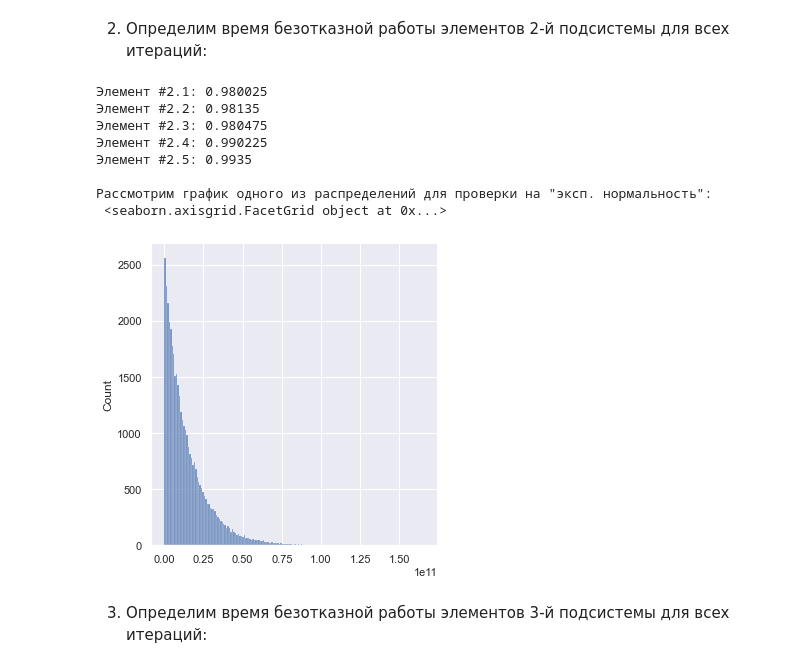
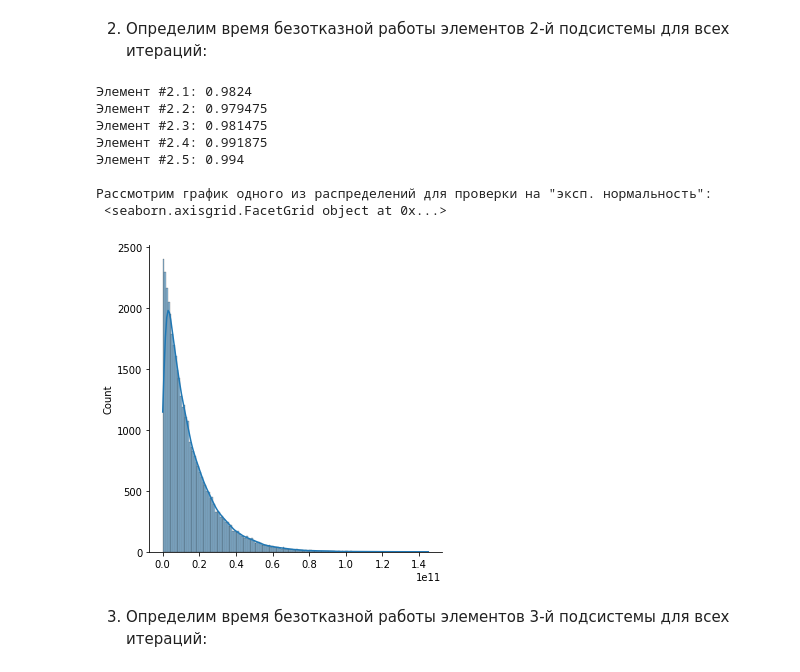
Before and after one commit to Astarrad/Nadezhnost, a Jupyter notebook: Nadejnost_rab_1.ipynb, the cells around one changed output. Saved outputs shown, nothing was run; the diff lists cells and outputs as text; code cells hidden in the pictures.

```diff
--- a/Nadejnost_rab_1.ipynb
+++ b/Nadejnost_rab_1.ipynb
@@ -120,27 +123,27 @@ np.place(pods_1, (pods_1>tau_r*k1), tau_r*k1)
 # %%
 lamb_2 = find_lamb_exp(p_2)
 pods_2 = np.empty((lamb_2.shape[0], (j.shape[1])))
 
 for k in range(p_2.shape[0]):
       pods_2[k] = norm_exp(j[1+k,:], lamb_2[k])[np.newaxis, :]
 
 # Проверка на соответствие заданной вероятности безотказной работы:
 for k in range(pods_2.shape[0]):
     print(f'Элемент #2.{k+1}:', (pods_2[k]>tau_r).mean())
 
 print('\nРассмотрим график одного из распределений для проверки \
-на "эксп. нормальность":','\n', sns.displot(pods_2[0], kind='hist'))
+на "эксп. нормальность":','\n', sns.displot(pods_2[0], kde=True))
 
 # Введём ограничение на максимальное время работы элементов (выполняется после отрисовки графика):
 np.place(pods_2, (pods_2>tau_r*k2), tau_r*k2)
 # %% [output]
-Элемент #2.1: 0.980025
-Элемент #2.2: 0.98135
-Элемент #2.3: 0.980475
-Элемент #2.4: 0.990225
-Элемент #2.5: 0.9935
+Элемент #2.1: 0.9824
+Элемент #2.2: 0.979475
+Элемент #2.3: 0.981475
+Элемент #2.4: 0.991875
+Элемент #2.5: 0.994
 
 Рассмотрим график одного из распределений для проверки на "эксп. нормальность":
  <seaborn.axisgrid.FacetGrid object at 0x...>
-[figure, old version]
+[figure, new version]
 # %% [markdown]
```
Also changed, not shown: parts of 19 cells of this notebook.
